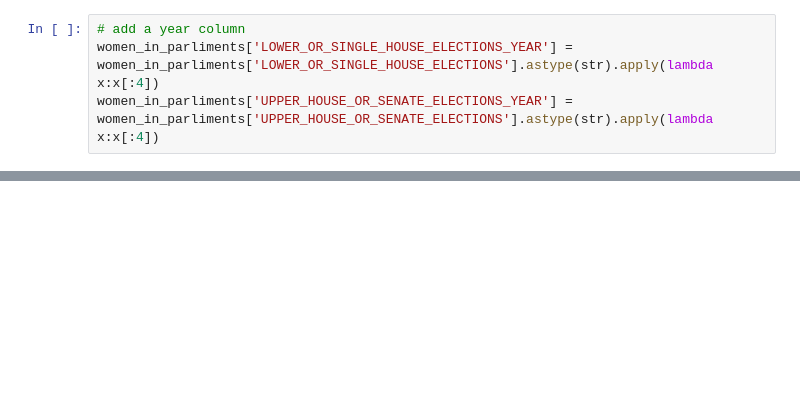
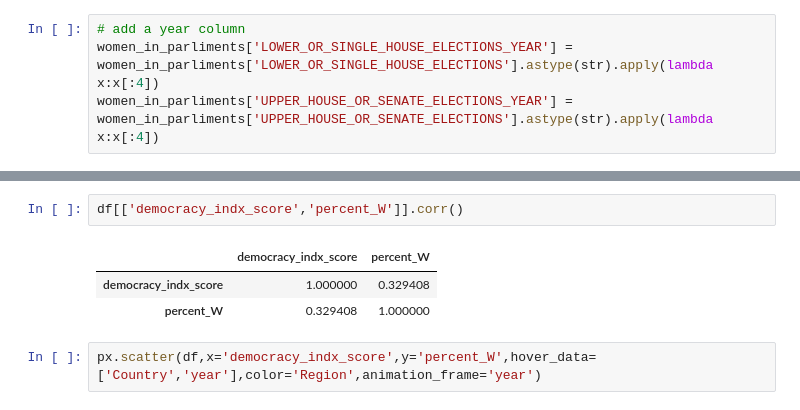
Before and after one commit to samroska/women-in-gov, a Jupyter notebook: rhailper_exploring.ipynb, the cells around one changed output, grey strips where cells are left out. Cells and saved outputs as stored; diff of their text form; blank space fills up the shorter version.

Commit message:
added scatterplot

```diff
--- a/rhailper_exploring.ipynb
+++ b/rhailper_exploring.ipynb
@@ -124,0 +119,8 @@ democracy_indx.melt(id_vars=['Region','2022 rank','Country','Regime type','five_
+# %%
+df[['democracy_indx_score','percent_W']].corr()
+# %% [output]
+|  | democracy_indx_score | percent_W |
+| democracy_indx_score | 1.000000 | 0.329408 |
+| percent_W | 0.329408 | 1.000000 |
+# %%
+px.scatter(df,x='democracy_indx_score',y='percent_W',hover_data=['Country','year'],color='Region',animation_frame='year')
```
Also changed, not shown: parts of 9 cells of this notebook, 2 other files.
